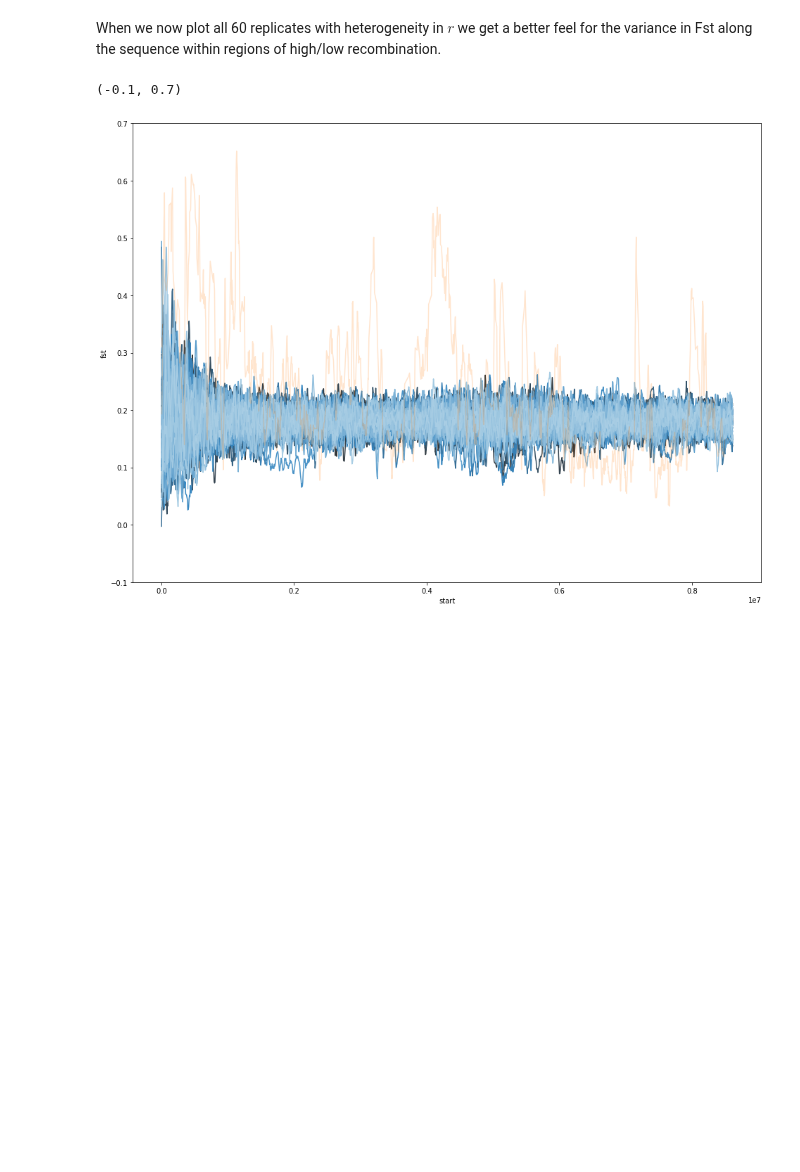
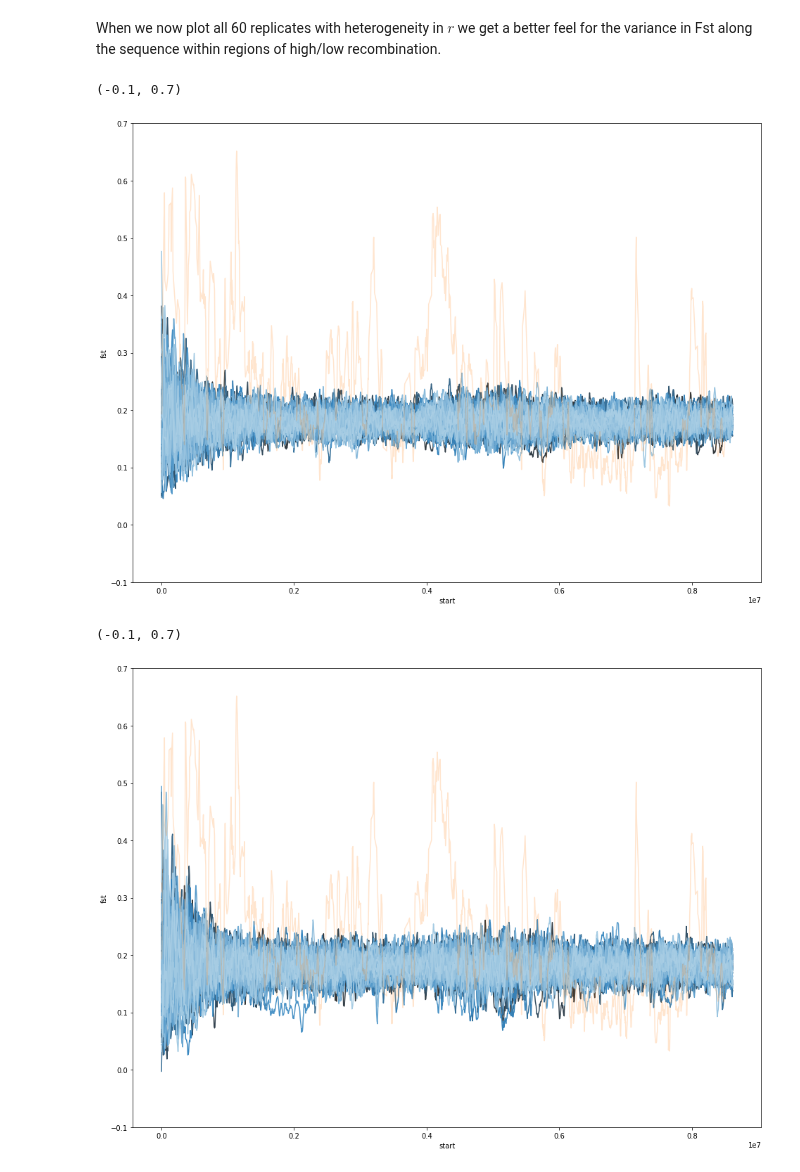
Before and after one commit to DRL/SMBE-SGE-2019, a Jupyter notebook: Session_2/Fst_short_chuncks/session2_solutions.ipynb, the cells around one changed output. Drawn from its saved outputs; the diff is of its cells as text; code cells hidden in the pictures; blank space fills up the shorter version.

```diff
--- a/Session_2/Fst_short_chuncks/session2_solutions.ipynb
+++ b/Session_2/Fst_short_chuncks/session2_solutions.ipynb
@@ -500,5 +500,31 @@ ax.set_ylim((0,0.6))
 # %% [markdown]
 When we now plot all 60 replicates with heterogeneity in $r$ we get a better feel for the variance in Fst along the sequence within regions of high/low recombination.
+# %%
+#60 of replicates 32kb windowise Fst scan with RecHet (n=10)
+fig, ax1 = plt.subplots(figsize=(16,12))
+
+sns.lineplot(
+    data=dRecHet,
+    x = 'start',
+    y = 'Fst',
+    hue='replicate',
+    estimator=None,
+    palette = sns.color_palette('Blues_d', n_colors=60),
+    legend=False,
+    ax=ax1
+    )
+#overlay the empirical Fst distirbutions
+sns.lineplot(
+        data = hmel18[hmel18['start']<8.5e6],
+    x = 'start',
+    y = 'fst',
+    ax = ax1,
+    alpha=0.2
+    )
+ax1.set_ylim(-0.1, 0.7)
+# %% [output]
+(-0.1, 0.7)
+[figure, added]
 # %%
 #60 of replicates 32kb windowise Fst scan with RecHet (at the moment samplesize = 5, haploid !!!!!)
 fig, ax1 = plt.subplots(figsize=(16,12))
```
Also changed, not shown: parts of 2 cells of this notebook, 2 other files.
